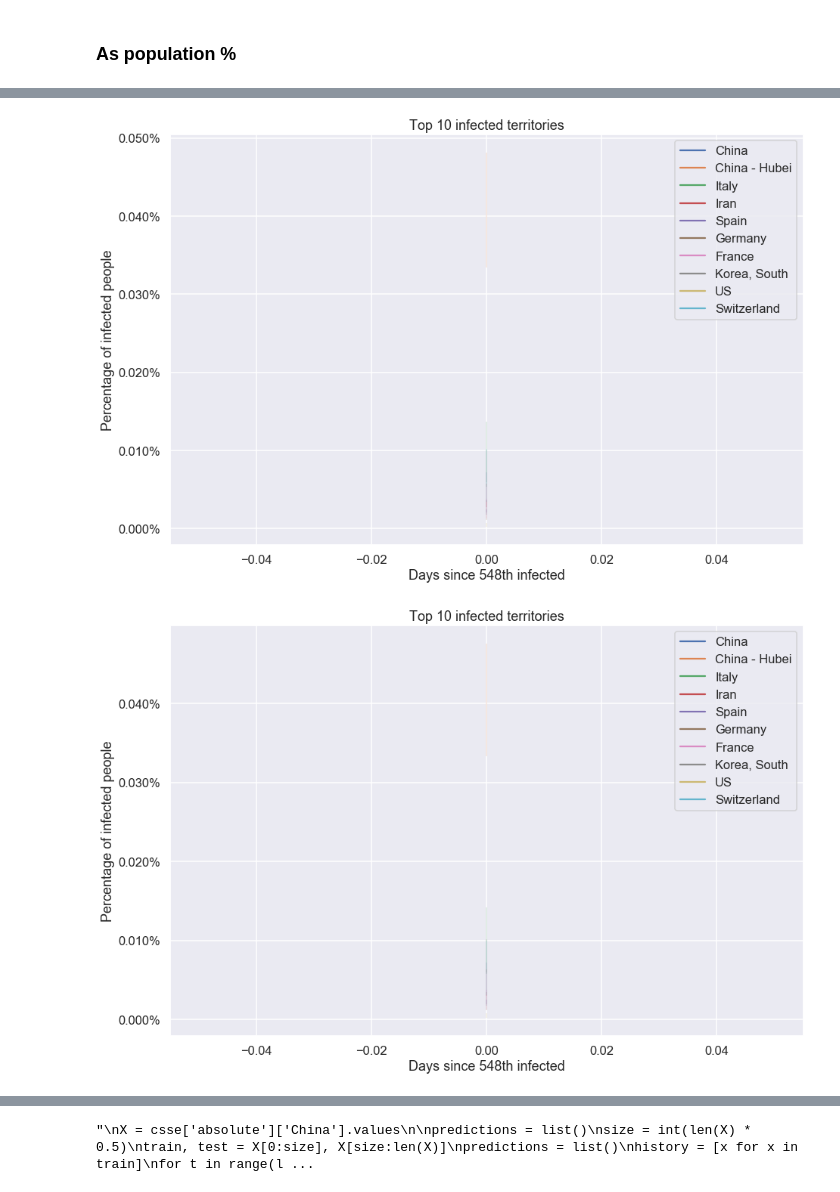
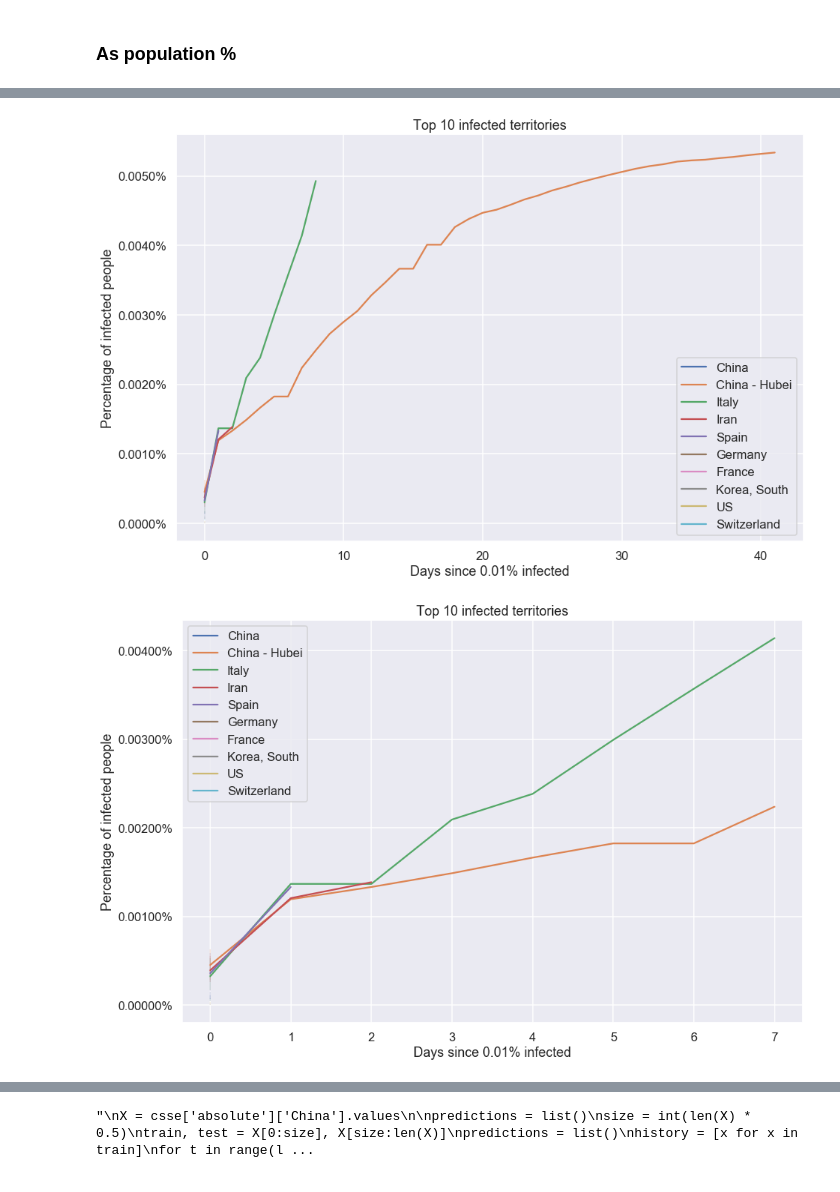
Before and after one commit to bleand/covid-19, a Jupyter notebook: Untitled.ipynb, the cells around one changed output, grey strips where cells are left out. Saved outputs shown, nothing was run; the diff lists cells and outputs as text; code cells hidden in the pictures.

```diff
--- a/Untitled.ipynb
+++ b/Untitled.ipynb
@@ -156,12 +173,12 @@ sns.set_context("talk")
 top_10 = list(csse['confirmed'][territories].iloc[len(csse['confirmed'])-1].sort_values(ascending=False).head(10).index)
 #countries = ['China', 'Italy',  'France', 'Germany', 'Iran', 'Korea, South', 'United Kingdom']#'US',
 for c in top_10:
-    ax = sns.lineplot(x=csse['ma'][csse['confirmed'][c]>548][c+'_daysplus'],
-                 y=csse['ma'][csse['confirmed'][c]>548][c], markers=True, dashes=True, label=c)
-ax.set(xlabel='Days since 548th infected', ylabel='Change on the number of infected people', title='Top 10 infected territories')
+    ax = sns.lineplot(x=csse['confirmed'][csse['confirmed'][c]>548][c+'_daysplus'],
+                 y=csse['confirmed'][csse['confirmed'][c]>548][c], markers=True, dashes=True, label=c)
+ax.set(xlabel='Days since 548th infected', ylabel='Deaths', title='Top 10 infected territories')
 plt.show()
 plt.figure(figsize=(15, 10))
 for c in top_10:
-    ax = sns.lineplot(x=csse['ma'][(csse['absolute'][c]>548) & (csse['confirmed'][c+'_daysplus']<20)][c+'_daysplus'],
-                 y=csse['ma'][(csse['absolute'][c]>548) & (csse['confirmed'][c+'_daysplus']<20)][c], markers=True, dashes=True, label=c)
-ax.set(xlabel='Days since 548th infected', ylabel='Change on the number of infected people', title='Top 10 infected territories')
+    ax = sns.lineplot(x=csse['confirmed'][(csse['absolute'][c]>548) & (csse['confirmed'][c+'_daysplus']<20)][c+'_daysplus'],
+                 y=csse['confirmed'][(csse['absolute'][c]>548) & (csse['confirmed'][c+'_daysplus']<20)][c], markers=True, dashes=True, label=c)
+ax.set(xlabel='Days since 548th infected', ylabel='Deaths', title='Top 10 infected territories')
@@ -226,31 +335,31 @@ csse_perc['ma'][csse_perc['confirmed']['China']>0.00001]['China_daysplus']
 # %%
 import matplotlib.ticker as mtick
 
 plt.figure(figsize=(15, 10))
 sns.set_context("talk")
 #sns.lineplot(data=csse['confirmed'][['non-China-Italy_daily']], markers=True, dashes=False)
 #sns.lineplot(data=csse['recovered'][['non-China-Italy_daily']], markers=False, dashes=True)
 top_10 = list(csse['confirmed'][territories].iloc[len(csse['confirmed'])-1].sort_values(ascending=False).head(10).index)
-#countries = ['China', 'Italy',  'France', 'Germany', 'Iran', 'Korea, South', 'United Kingdom']#'US',
+#countries = ['Argentina', 'Italy',  'Spain', 'Brazil']#, 'Iran', 'Korea, South', 'United Kingdom']#'US',
 for c in top_10:
     #print(c)
     #display(csse_perc['absolute'][csse['confirmed'][c]>100][c+'_daysplus'])
-    ax = sns.lineplot(x=csse_perc['ma'][csse_perc['confirmed'][c]>0.000001][c+'_daysplus'],
-                 y=csse_perc['ma'][csse_perc['confirmed'][c]>0.000001][c], markers=True, dashes=True, label=c)
-ax.set(xlabel='Days since 548th infected', ylabel='Percentage of infected people', title='Top 10 infected territories')
+    ax = sns.lineplot(x=csse_perc['deaths'][csse_perc['confirmed'][c]>0.00001][c+'_daysplus'],
+                 y=csse_perc['deaths'][csse_perc['confirmed'][c]>0.00001][c], markers=True, dashes=True, label=c)
+ax.set(xlabel='Days since 0.01% infected', ylabel='Percentage of infected people', title='Top 10 infected territories')
 
-ax.yaxis.set_major_formatter(mtick.PercentFormatter(1.0))
+#ax.yaxis.set_major_formatter(mtick.PercentFormatter(1.0))
 
 plt.show()
 plt.figure(figsize=(15, 10))
 for c in top_10:
-    ax = sns.lineplot(x=csse_perc['ma'][(csse_perc['absolute'][c]>0.000001) & (csse_perc['confirmed'][c+'_daysplus']<20)][c+'_daysplus'],
-                 y=csse_perc['ma'][(csse_perc['absolute'][c]>0.000001) & (csse_perc['confirmed'][c+'_daysplus']<20)][c], markers=True, dashes=True, label=c)
-ax.set(xlabel='Days since 548th infected', ylabel='Percentage of infected people', title='Top 10 infected territories')
-ax.yaxis.set_major_formatter(mtick.PercentFormatter(1.0))
+    ax = sns.lineplot(x=csse_perc['deaths'][(csse_perc['absolute'][c]>0.00001) & (csse_perc['confirmed'][c+'_daysplus']<20)][c+'_daysplus'],
+                 y=csse_perc['deaths'][(csse_perc['absolute'][c]>0.00001) & (csse_perc['confirmed'][c+'_daysplus']<20)][c], markers=True, dashes=True, label=c)
+ax.set(xlabel='Days since 0.01% infected', ylabel='Percentage of infected people', title='Top 10 infected territories')
+#ax.yaxis.set_major_formatter(mtick.PercentFormatter(1.0))
 # %% [output]
-[figure, old version]
+[figure, new version]
-[figure, old version]
+[figure, new version]
 # %%
 #plt.figure(figsize=(6, 6))
 cols = [x for x in csse['ma'].columns if x not in ['Date', 'dayofyear'] and not x.endswith('_daily') and not x.endswith('_daysplus')]
```
Also changed, not shown: parts of 15 cells of this notebook.
